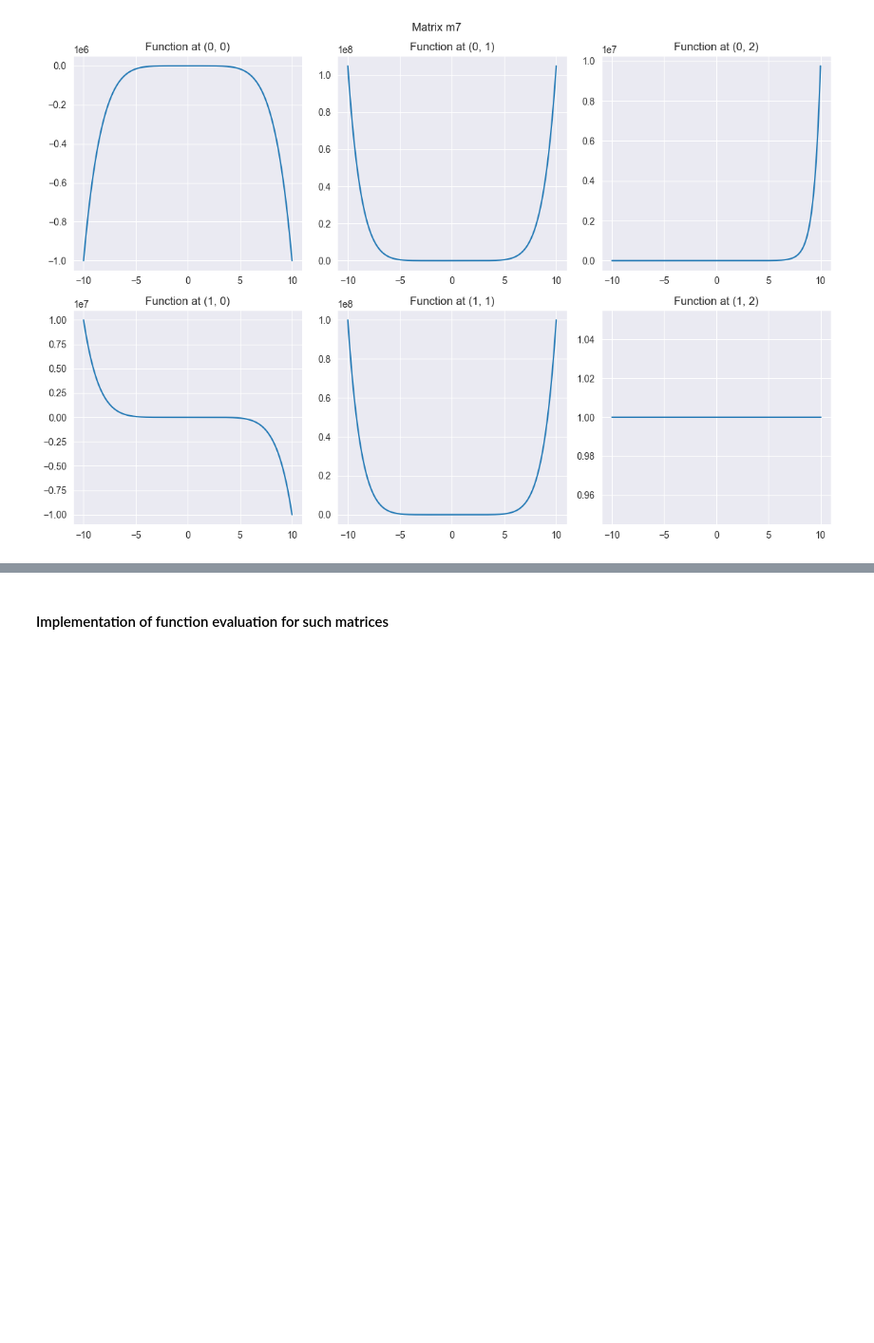
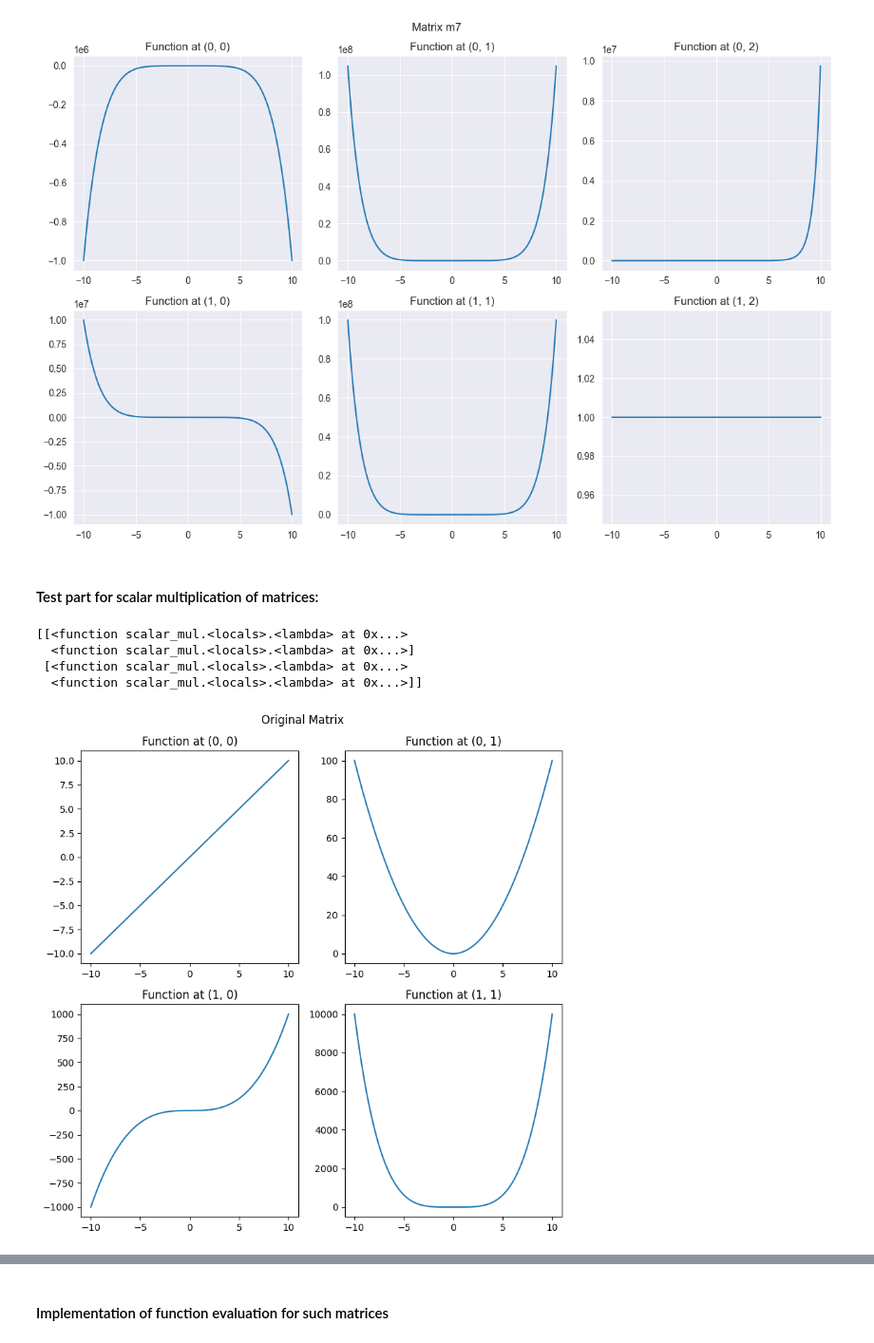
Before and after one commit to Alkhatir/KOMath2, a Jupyter notebook: matrix_op.ipynb, the cells around one changed output, grey strips where cells are left out. Shown at 95% size. Saved outputs shown, nothing was run; the diff lists cells and outputs as text; code cells hidden in the pictures; blank space fills up the shorter version.

Commit message:
Add files via upload
Scalar multiplication added

```diff
--- a/matrix_op.ipynb
+++ b/matrix_op.ipynb
@@ -201,3 +209,25 @@ plot_matrix(m2, x_values, title="Matrix m2")
 plot_matrix(m7, x_values, title="Matrix m7")
 # %% [output]
 [figure]
+# %% [markdown]
+#### Test part for scalar multiplication of matrices:
+# %%
+f1 = lambda x: x
+f2 = lambda x: x**2
+f3 = lambda x: x**3
+f4 = lambda x: x**4
+
+matrix = np.array([[f1, f2], [f3, f4]])
+scalar = 3
+scaled_matrix = scalar_mul(matrix, scalar)
+
+print(scaled_matrix)
+# %% [output]
+[[<function scalar_mul.<locals>.<lambda> at 0x...>
+  <function scalar_mul.<locals>.<lambda> at 0x...>]
+ [<function scalar_mul.<locals>.<lambda> at 0x...>
+  <function scalar_mul.<locals>.<lambda> at 0x...>]]
+# %%
+plot_matrix(matrix, x_values, 'Original Matrix')
+# %% [output]
+[figure, added]
```
Also changed, not shown: parts of 2 cells of this notebook.
